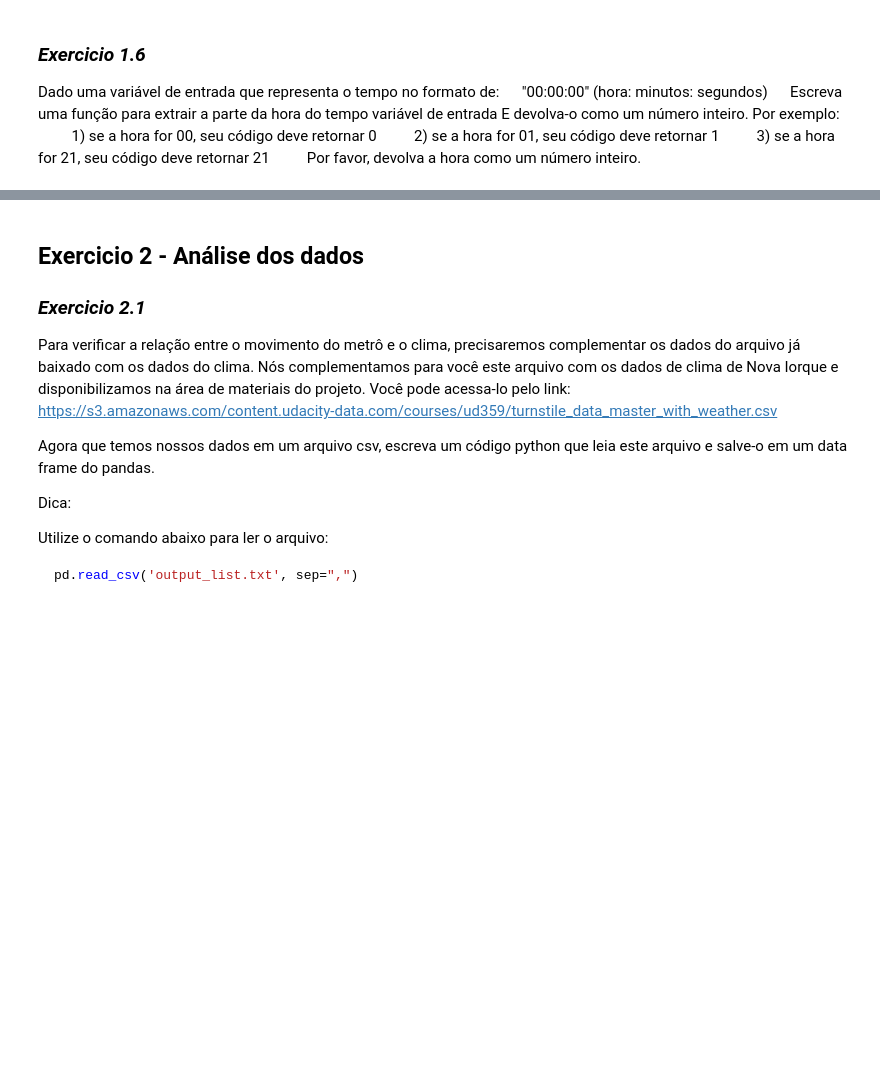
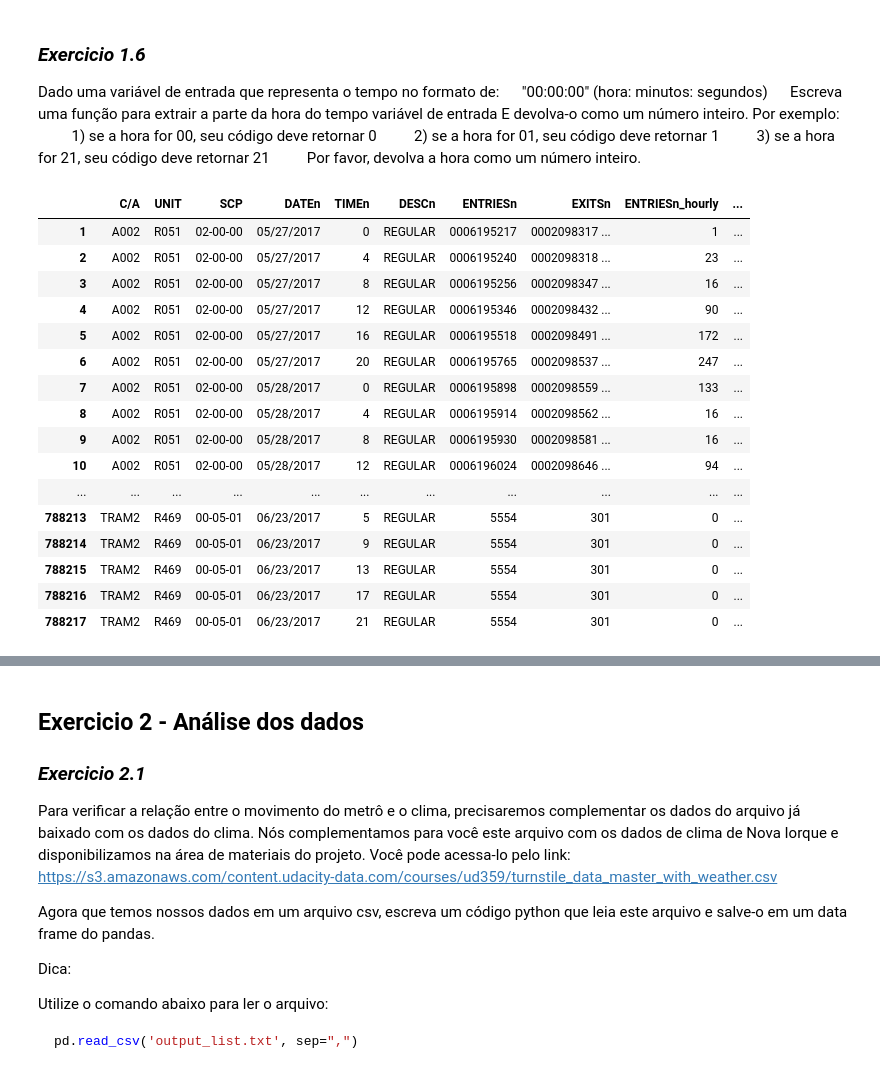
Before and after one commit to Jaapis/NY_Subway, a Jupyter notebook: analyzing-subway-data-ndfdsi.ipynb, the cells around one changed output, grey strips where cells are left out. Drawn from its saved outputs; the diff is of its cells as text; code cells hidden in the pictures; blank space fills up the shorter version.

```diff
--- a/analyzing-subway-data-ndfdsi.ipynb
+++ b/analyzing-subway-data-ndfdsi.ipynb
@@ -341,6 +341,25 @@ Por favor, devolva a hora como um número inteiro.
 # %%
 def time_to_hour(time):
 
-    hour = turnstile_data["TIME"].apply(lambda x: x.split(":")[0])
-    return hour
+    df['TIMEn'] = df['TIMEn'].map(lambda x: int(x.split(':')[0]))
+    return df
+
+time_to_hour(df)
 # %% [output]
+|  | C/A | UNIT | SCP | DATEn | TIMEn | DESCn | ENTRIESn | EXITSn | ENTRIESn_hourly | ... |
+| 1 | A002 | R051 | 02-00-00 | 05/27/2017 | 0 | REGULAR | 0006195217 | 0002098317 ... | 1 | ... |
+| 2 | A002 | R051 | 02-00-00 | 05/27/2017 | 4 | REGULAR | 0006195240 | 0002098318 ... | 23 | ... |
+| 3 | A002 | R051 | 02-00-00 | 05/27/2017 | 8 | REGULAR | 0006195256 | 0002098347 ... | 16 | ... |
+| 4 | A002 | R051 | 02-00-00 | 05/27/2017 | 12 | REGULAR | 0006195346 | 0002098432 ... | 90 | ... |
+| 5 | A002 | R051 | 02-00-00 | 05/27/2017 | 16 | REGULAR | 0006195518 | 0002098491 ... | 172 | ... |
+| 6 | A002 | R051 | 02-00-00 | 05/27/2017 | 20 | REGULAR | 0006195765 | 0002098537 ... | 247 | ... |
+| 7 | A002 | R051 | 02-00-00 | 05/28/2017 | 0 | REGULAR | 0006195898 | 0002098559 ... | 133 | ... |
+| 8 | A002 | R051 | 02-00-00 | 05/28/2017 | 4 | REGULAR | 0006195914 | 0002098562 ... | 16 | ... |
+| 9 | A002 | R051 | 02-00-00 | 05/28/2017 | 8 | REGULAR | 0006195930 | 0002098581 ... | 16 | ... |
+| 10 | A002 | R051 | 02-00-00 | 05/28/2017 | 12 | REGULAR | 0006196024 | 0002098646 ... | 94 | ... |
+| ... | ... | ... | ... | ... | ... | ... | ... | ... | ... | ... |
+| 788213 | TRAM2 | R469 | 00-05-01 | 06/23/2017 | 5 | REGULAR | 5554 | 301 | 0 | ... |
+| 788214 | TRAM2 | R469 | 00-05-01 | 06/23/2017 | 9 | REGULAR | 5554 | 301 | 0 | ... |
+| 788215 | TRAM2 | R469 | 00-05-01 | 06/23/2017 | 13 | REGULAR | 5554 | 301 | 0 | ... |
+| 788216 | TRAM2 | R469 | 00-05-01 | 06/23/2017 | 17 | REGULAR | 5554 | 301 | 0 | ... |
+| 788217 | TRAM2 | R469 | 00-05-01 | 06/23/2017 | 21 | REGULAR | 5554 | 301 | 0 | ... |
```
Also changed, not shown: parts of 6 cells of this notebook.
